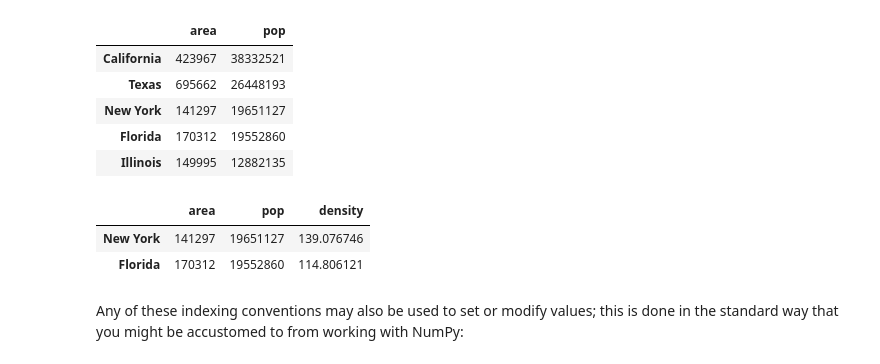
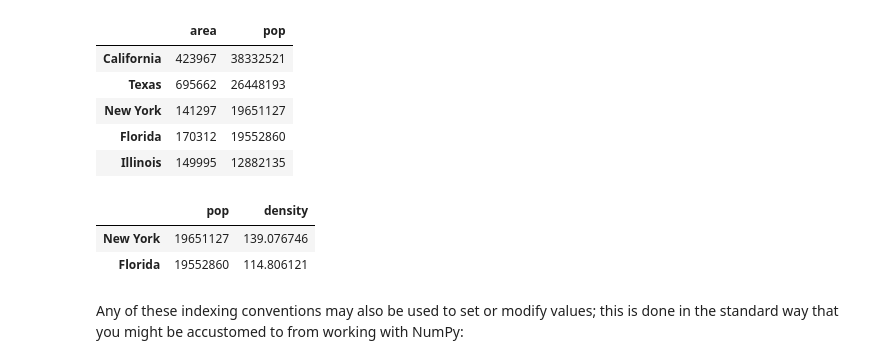
Before and after one commit to SoroushGhaderi/Data_Analysis_Course_Materials, a Jupyter notebook: pandas/03.02-Data-Indexing-and-Selection.ipynb, the cells around one changed output. Drawn from its saved outputs; the diff is of its cells as text; code cells hidden in the pictures.

```diff
--- a/pandas/03.02-Data-Indexing-and-Selection.ipynb
+++ b/pandas/03.02-Data-Indexing-and-Selection.ipynb
@@ -294,11 +294,11 @@ data.loc[:'Illinois', :'pop']
 | Florida | 170312 | 19552860 |
 | Illinois | 149995 | 12882135 |
 # %%
-data.loc[data.density > 100]
+data.loc[data.density > 100, ['pop', 'density']]
 # %% [output]
-|  | area | pop | density |
-| New York | 141297 | 19651127 | 139.076746 |
-| Florida | 170312 | 19552860 | 114.806121 |
+|  | pop | density |
+| New York | 19651127 | 139.076746 |
+| Florida | 19552860 | 114.806121 |
 # %% [markdown]
 Any of these indexing conventions may also be used to set or modify values; this is done in the standard way that you might be accustomed to from working with NumPy:
 # %%
```
Also changed, not shown: parts of 3 cells of this notebook.
